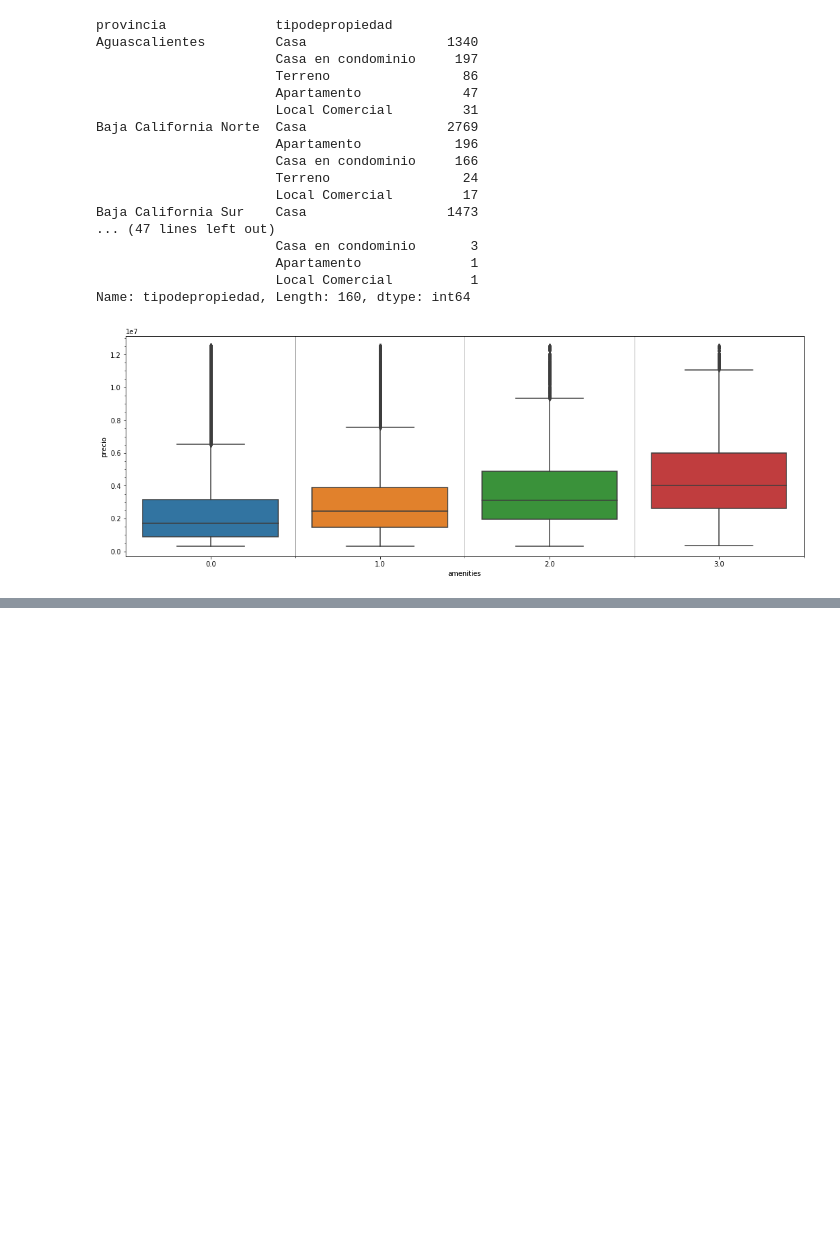
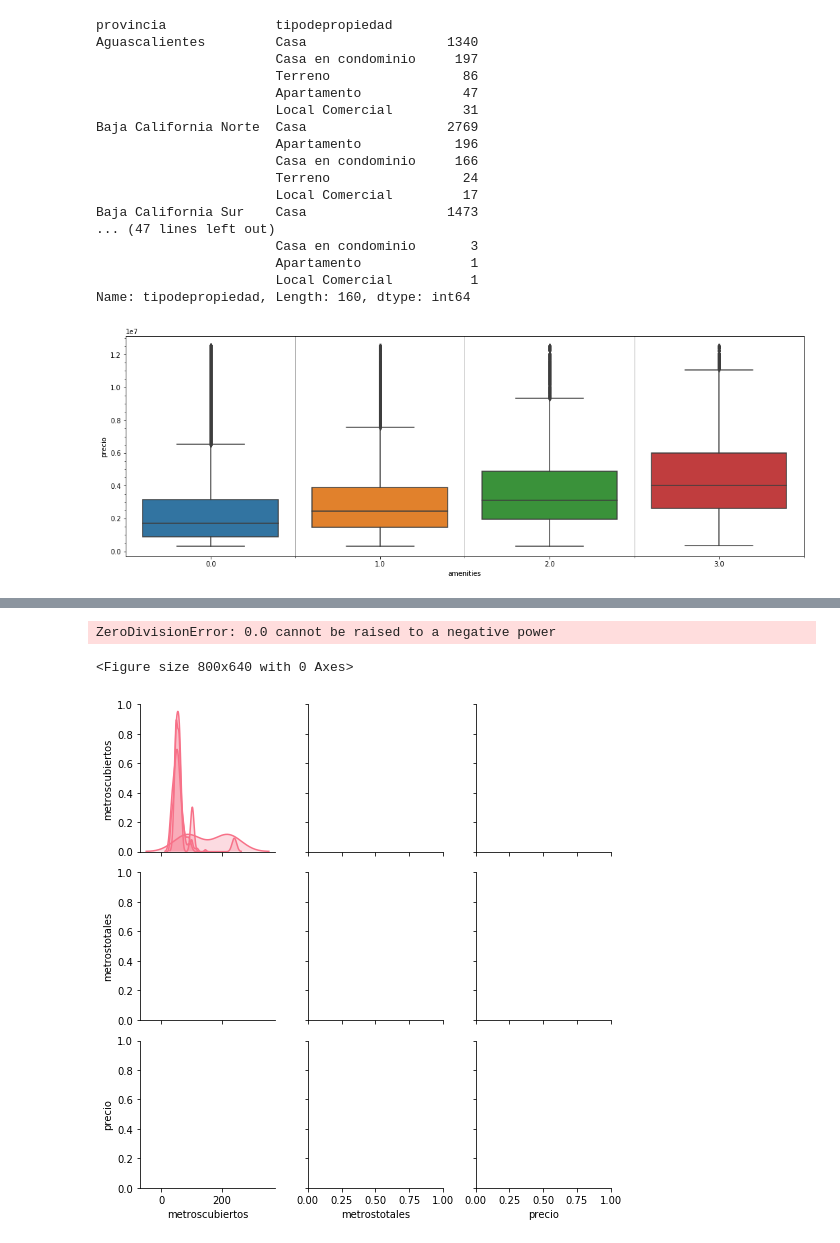
Before and after one commit to blukitas/groupby-banco-, a Jupyter notebook: Tp1/tp1Bertolini.ipynb, the cells around one changed output, grey strips where cells are left out. Saved outputs shown, nothing was run; the diff lists cells and outputs as text; code cells hidden in the pictures; blank space fills up the shorter version.

```diff
--- a/Tp1/tp1Bertolini.ipynb
+++ b/Tp1/tp1Bertolini.ipynb
@@ -312,0 +389,10 @@ fig.show()
+# %%
+# Plot de correlaciones
+
+plt.figure(figsize=(10,8), dpi= 80)
+sns.pairplot(df[['metroscubiertos', 'metrostotales', 'precio']], kind="reg", hue="precio")
+plt.show()
+# %% [output]
+ZeroDivisionError: 0.0 cannot be raised to a negative power
+<Figure size 800x640 with 0 Axes>
+[figure, added]
```
Also changed, not shown: parts of 7 cells of this notebook.
